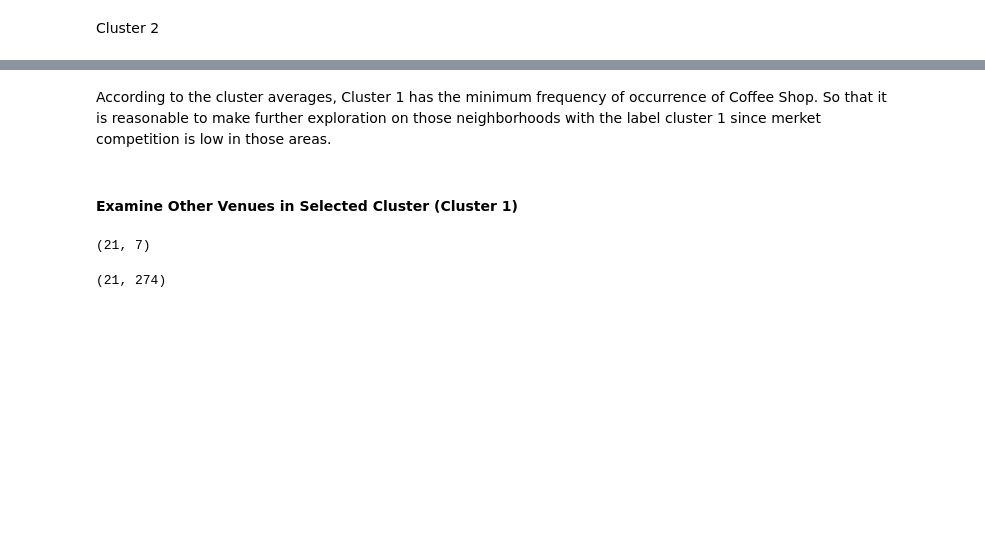
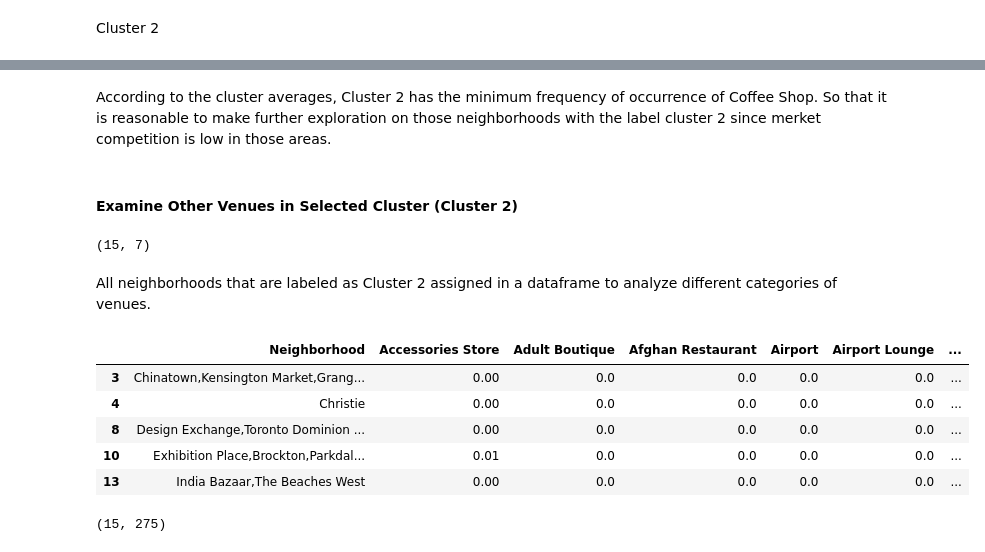
Before and after one commit to ozlemtok/Coursera_Capstone, a Jupyter notebook: capstone-project.ipynb, the cells around one changed output, grey strips where cells are left out. Drawn from its saved outputs; the diff is of its cells as text; code cells hidden in the pictures; blank space fills up the shorter version.

```diff
--- a/capstone-project.ipynb
+++ b/capstone-project.ipynb
@@ -431,16 +433,27 @@ coffee_shop.loc[coffee_shop['Cluster Label'] == 2]['Coffee Shop'].mean()
 # %% [markdown]
-According to the cluster averages, Cluster 1 has the minimum frequency of occurrence of Coffee Shop. So that it is reasonable to make further exploration on those neighborhoods with the label cluster 1 since merket competition is low in those areas.
+According to the cluster averages, Cluster 2 has the minimum frequency of occurrence of Coffee Shop. So that it is reasonable to make further exploration on those neighborhoods with the label cluster 2 since merket competition is low in those areas.
 # %% [markdown]
-#### Examine Other Venues in Selected Cluster (Cluster 1)
+#### Examine Other Venues in Selected Cluster (Cluster 2)
 # %%
 # make a new dataframe called target that includes cluster 1 data
-target = coffee_shop.loc[coffee_shop['Cluster Label'] == 1]
+target = coffee_shop.loc[coffee_shop['Cluster Label'] == 2]
 target.shape
 # %% [output]
-(21, 7)
+(15, 7)
+# %% [markdown]
+All neighborhoods that are labeled as Cluster 2 assigned in a dataframe to analyze different categories of venues.
 # %%
-test =toronto_grouped.loc[toronto_grouped['Neighborhood'].isin(target['Neighborhood'])]
-#target_neighborhood=toronto_grouped[toronto_grouped['Neighborhood']==target['Neighborhood']]
-test.shape
+target_grouped =toronto_grouped.loc[toronto_grouped['Neighborhood'].isin(target['Neighborhood'])]
+target_grouped.head()
 # %% [output]
-(21, 274)
+|  | Neighborhood | Accessories Store | Adult Boutique | Afghan Restaurant | Airport | Airport Lounge | ... |
+| 3 | Chinatown,Kensington Market,Grang... | 0.00 | 0.0 | 0.0 | 0.0 | 0.0 | ... |
+| 4 | Christie | 0.00 | 0.0 | 0.0 | 0.0 | 0.0 | ... |
+| 8 | Design Exchange,Toronto Dominion ... | 0.00 | 0.0 | 0.0 | 0.0 | 0.0 | ... |
+| 10 | Exhibition Place,Brockton,Parkdal... | 0.01 | 0.0 | 0.0 | 0.0 | 0.0 | ... |
+| 13 | India Bazaar,The Beaches West | 0.00 | 0.0 | 0.0 | 0.0 | 0.0 | ... |
+# %%
+#confirm the new size
+target_grouped.shape
+# %% [output]
+(15, 275)
```
Also changed, not shown: parts of 30 cells of this notebook, 1 other file.
